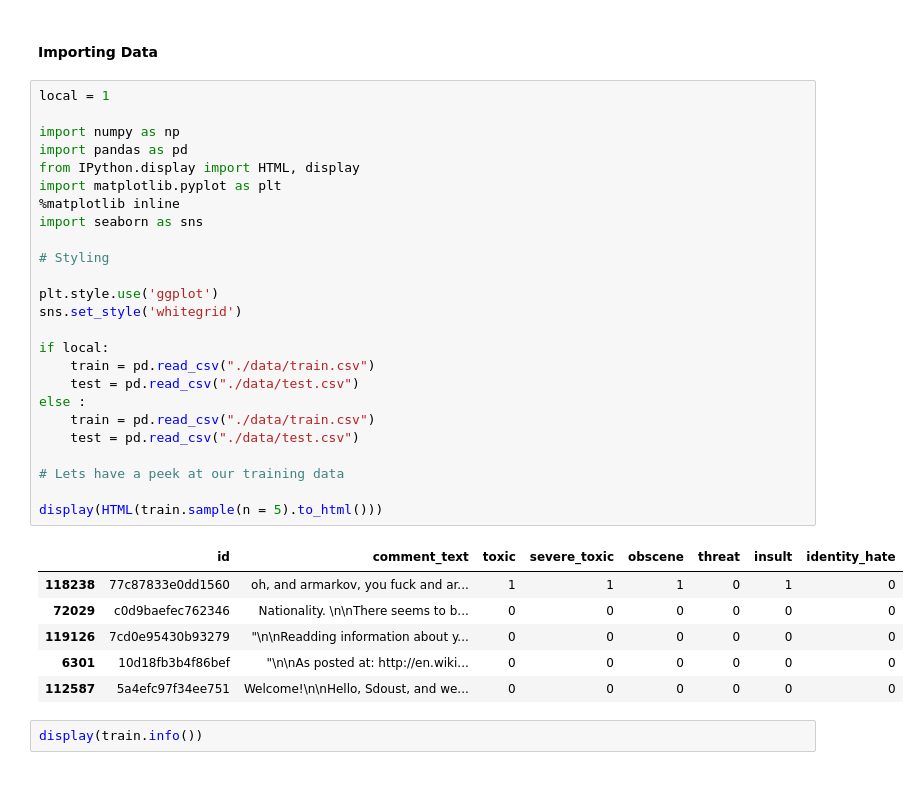
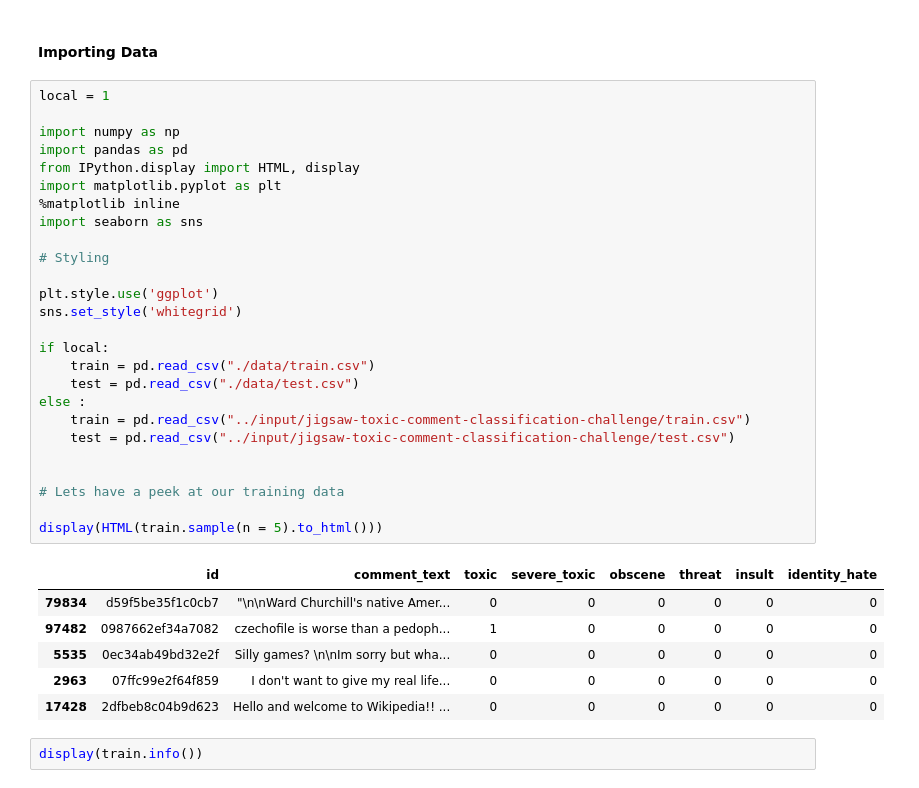
Before and after one commit to ishansoni22/UdacityML, a Jupyter notebook: ml_advance_capstone/notebook.ipynb, the cells around one changed output. Drawn from its saved outputs; the diff is of its cells as text.

```diff
--- a/ml_advance_capstone/notebook.ipynb
+++ b/ml_advance_capstone/notebook.ipynb
@@ -49,35 +49,36 @@ The types of toxicity are:
 # %%
 local = 1
 
 import numpy as np
 import pandas as pd
 from IPython.display import HTML, display
 import matplotlib.pyplot as plt
 %matplotlib inline
 import seaborn as sns
 
 # Styling
 
 plt.style.use('ggplot')
 sns.set_style('whitegrid')
 
 if local:
     train = pd.read_csv("./data/train.csv")
     test = pd.read_csv("./data/test.csv")
 else :
-    train = pd.read_csv("./data/train.csv")
-    test = pd.read_csv("./data/test.csv")
+    train = pd.read_csv("../input/jigsaw-toxic-comment-classification-challenge/train.csv")
+    test = pd.read_csv("../input/jigsaw-toxic-comment-classification-challenge/test.csv")
+
 
 # Lets have a peek at our training data
 
 display(HTML(train.sample(n = 5).to_html()))
 # %% [output]
 |  | id | comment_text | toxic | severe_toxic | obscene | threat | insult | identity_hate |
-| 118238 | 77c87833e0dd1560 | oh, and armarkov, you fuck and ar... | 1 | 1 | 1 | 0 | 1 | 0 |
-| 72029 | c0d9baefec762346 | Nationality. \n\nThere seems to b... | 0 | 0 | 0 | 0 | 0 | 0 |
-| 119126 | 7cd0e95430b93279 | "\n\nReadding information about y... | 0 | 0 | 0 | 0 | 0 | 0 |
-| 6301 | 10d18fb3b4f86bef | "\n\nAs posted at: http://en.wiki... | 0 | 0 | 0 | 0 | 0 | 0 |
-| 112587 | 5a4efc97f34ee751 | Welcome!\n\nHello, Sdoust, and we... | 0 | 0 | 0 | 0 | 0 | 0 |
+| 79834 | d59f5be35f1c0cb7 | "\n\nWard Churchill's native Amer... | 0 | 0 | 0 | 0 | 0 | 0 |
+| 97482 | 0987662ef34a7082 | czechofile is worse than a pedoph... | 1 | 0 | 0 | 0 | 0 | 0 |
+| 5535 | 0ec34ab49bd32e2f | Silly games? \n\nIm sorry but wha... | 0 | 0 | 0 | 0 | 0 | 0 |
+| 2963 | 07ffc99e2f64f859 | I don't want to give my real life... | 0 | 0 | 0 | 0 | 0 | 0 |
+| 17428 | 2dfbeb8c04b9d623 | Hello and welcome to Wikipedia!! ... | 0 | 0 | 0 | 0 | 0 | 0 |
 # %%
 display(train.info())
 # %% [output]
```
Also changed, not shown: parts of 23 cells of this notebook.
